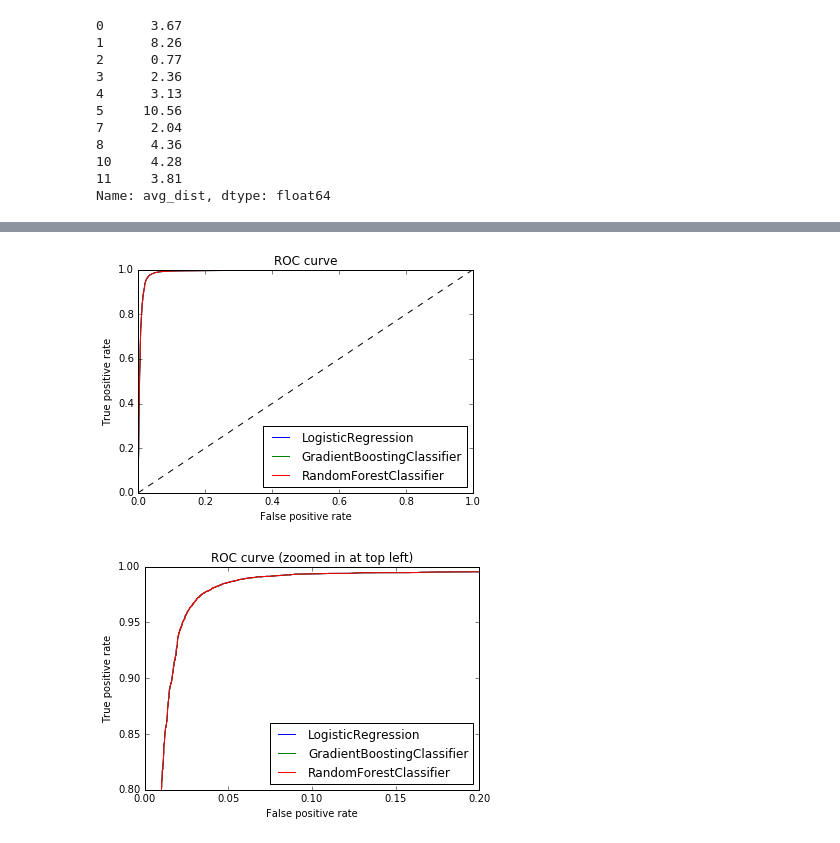
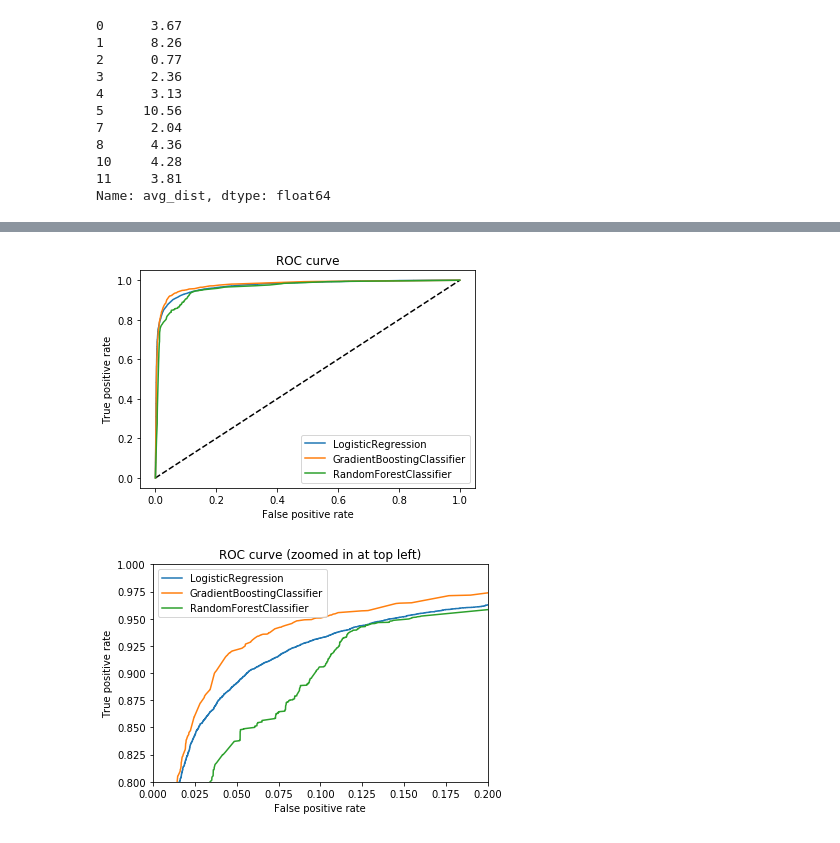
Before and after one commit to davidblaszka/ml_case_study_group, a Jupyter notebook: group.ipynb, the cells around one changed output, grey strips where cells are left out. Cells and saved outputs as stored; diff of their text form; code cells hidden in the pictures.

```diff
--- a/group.ipynb
+++ b/group.ipynb
@@ -332,21 +336,21 @@ for model in model_list:
     model = ModelSelect(model,model.__class__.__name__)
     model.fit(X_train, y_train)
     y_pred = model.predict_proba(X_test)[:,1]
-    fpr, tpr, _ = roc_curve(y_test, y_pred_lm)
+    fpr, tpr, _ = roc_curve(y_test, y_pred)
     fprs.append(fpr)
     tprs.append(tpr)
 # %%
 fig = plt.figure(1)
 plt.plot([0, 1], [0, 1], 'k--')
-for fpr,tpr,model in zip(fprs,tprs,model_list):
+for (fpr,tpr,model) in zip(fprs,tprs,model_list):
     plt.plot(fpr, tpr, label='{}'.format(model.__class__.__name__))
 plt.xlabel('False positive rate')
 plt.ylabel('True positive rate')
 plt.title('ROC curve')
 plt.legend(loc='best')
 plt.show()
 # %% [output]
-[figure, old version]
+[figure, new version]
 # %%
 plt.figure(2)
 plt.xlim(0, 0.2)
@@ -360,4 +364,4 @@ plt.title('ROC curve (zoomed in at top left)')
 plt.legend(loc='best')
 plt.show()
 # %% [output]
-[figure, old version]
+[figure, new version]
```
Also changed, not shown: parts of 11 cells of this notebook, 3 other files.
